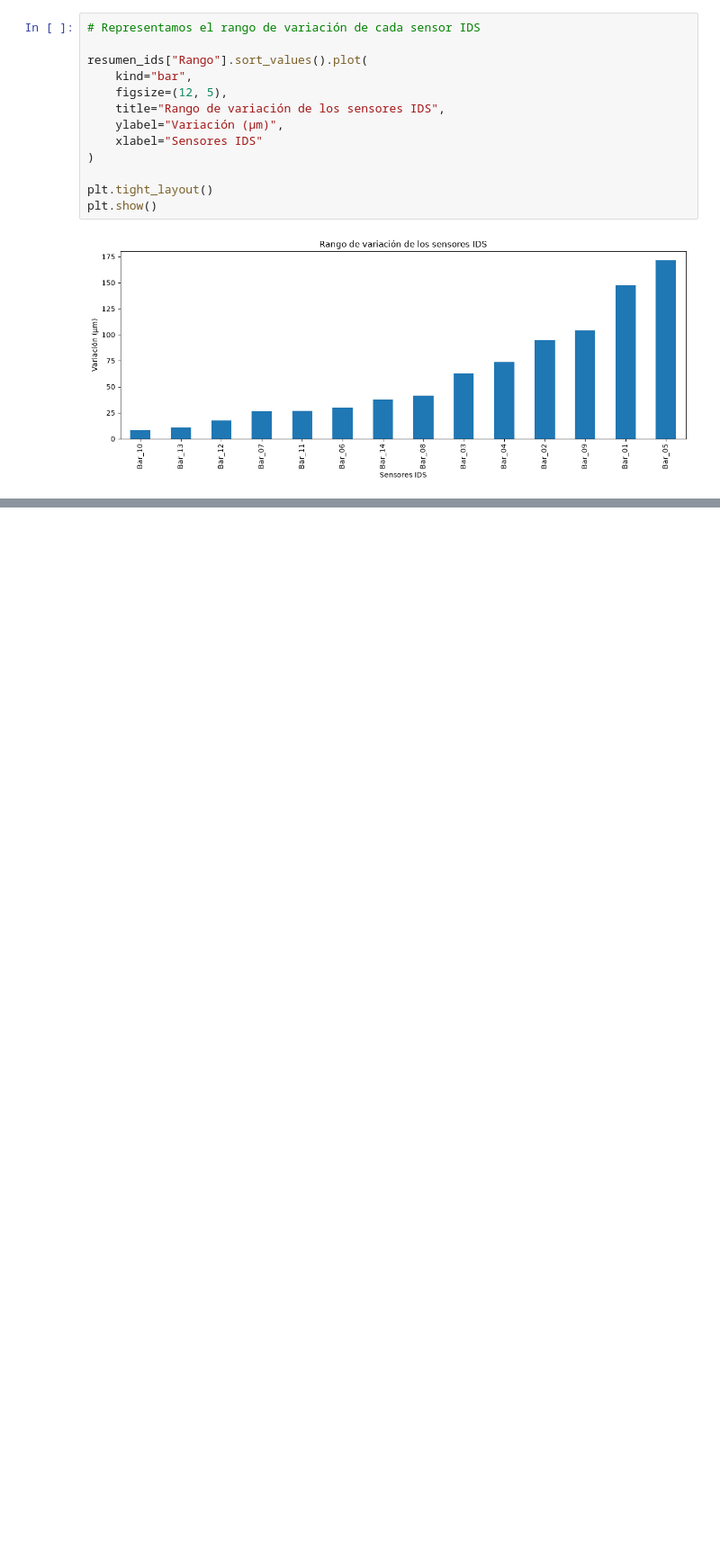
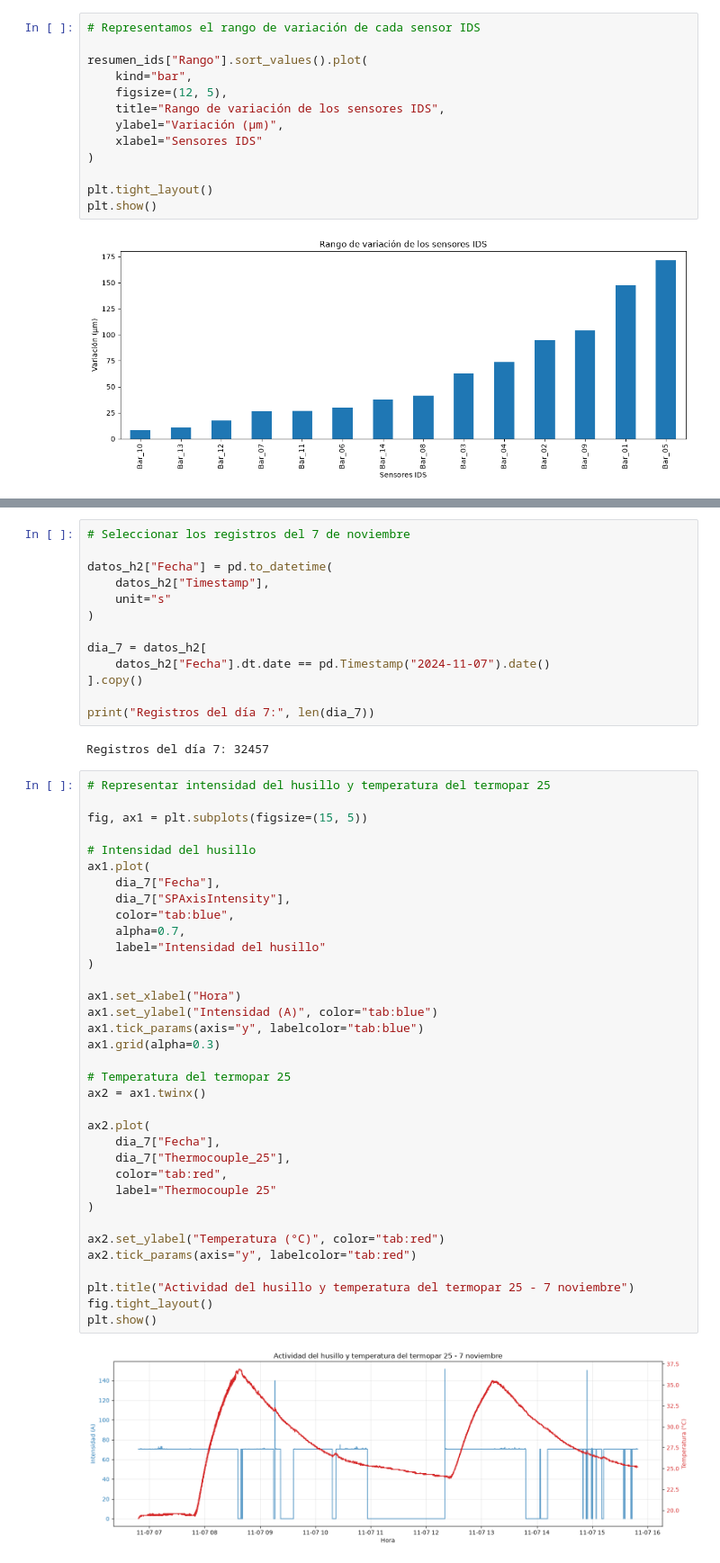
Before and after one commit to mochilooo/cnc-machine-thermal-analysis, a Jupyter notebook: EDA_YERAY.ipynb, the cells around one changed output, grey strips where cells are left out. Shown at 90% size. Drawn from its saved outputs; the diff is of its cells as text; blank space fills up the shorter version.

```diff
--- a/EDA_YERAY.ipynb
+++ b/EDA_YERAY.ipynb
@@ -1033,0 +1476,52 @@ plt.show()
+# %%
+# Seleccionar los registros del 7 de noviembre
+
+datos_h2["Fecha"] = pd.to_datetime(
+    datos_h2["Timestamp"],
+    unit="s"
+)
+
+dia_7 = datos_h2[
+    datos_h2["Fecha"].dt.date == pd.Timestamp("2024-11-07").date()
+].copy()
+
+print("Registros del día 7:", len(dia_7))
+# %% [output]
+Registros del día 7: 32457
+# %%
+# Representar intensidad del husillo y temperatura del termopar 25
+
+fig, ax1 = plt.subplots(figsize=(15, 5))
+
+# Intensidad del husillo
+ax1.plot(
+    dia_7["Fecha"],
+    dia_7["SPAxisIntensity"],
+    color="tab:blue",
+    alpha=0.7,
+    label="Intensidad del husillo"
+)
+
+ax1.set_xlabel("Hora")
+ax1.set_ylabel("Intensidad (A)", color="tab:blue")
+ax1.tick_params(axis="y", labelcolor="tab:blue")
+ax1.grid(alpha=0.3)
+
+# Temperatura del termopar 25
+ax2 = ax1.twinx()
+
+ax2.plot(
+    dia_7["Fecha"],
+    dia_7["Thermocouple_25"],
+    color="tab:red",
+    label="Thermocouple 25"
+)
+
+ax2.set_ylabel("Temperatura (°C)", color="tab:red")
+ax2.tick_params(axis="y", labelcolor="tab:red")
+
+plt.title("Actividad del husillo y temperatura del termopar 25 - 7 noviembre")
+fig.tight_layout()
+plt.show()
+# %% [output]
+[figure, added]
```
Also changed, not shown: parts of 112 cells of this notebook, 2 other files.
